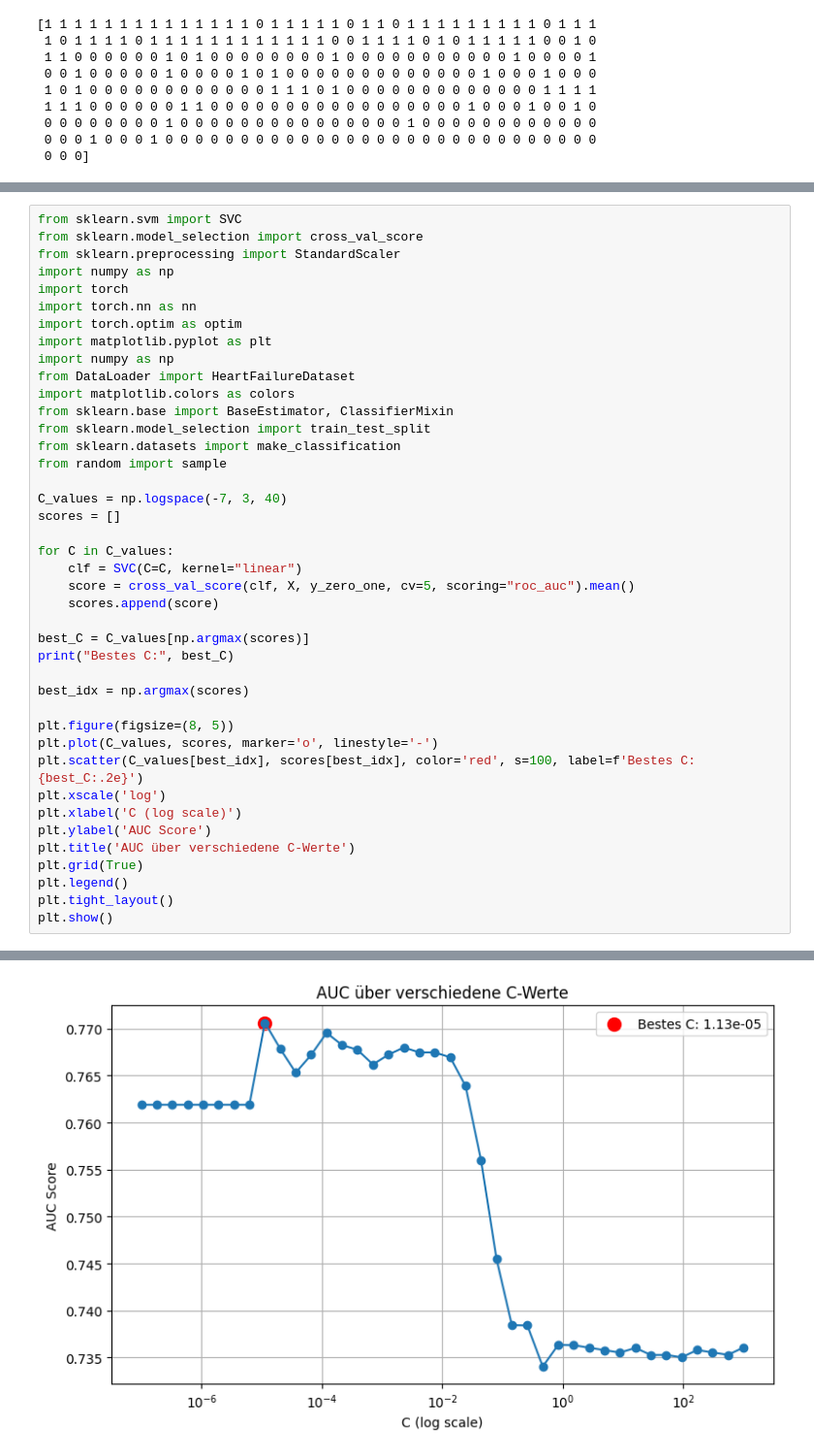
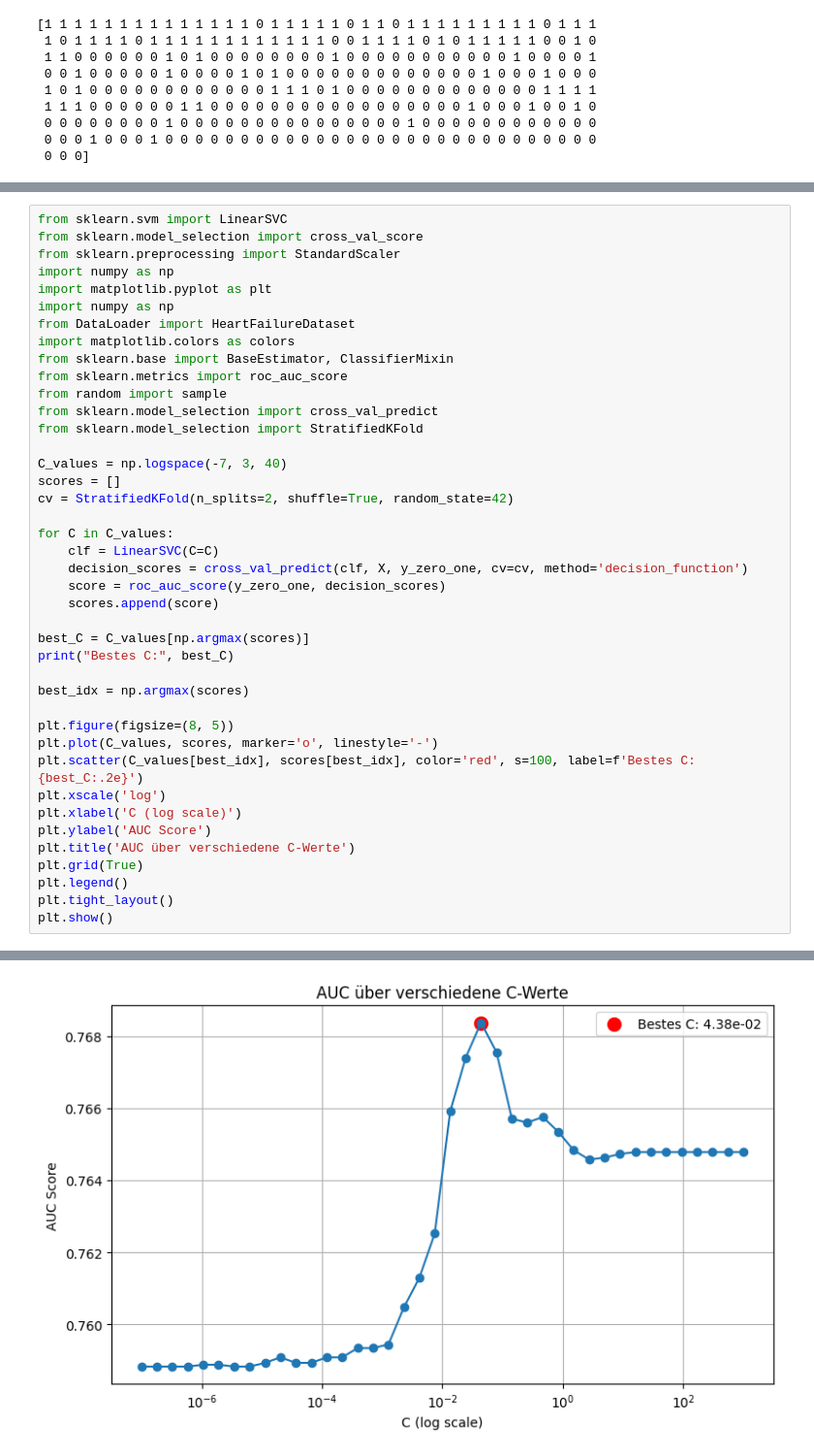
Before and after one commit to FelixFritz02/MasterKL, a Jupyter notebook: AI Numerics/Data Challenge/SVM.ipynb, the cells around one changed output, grey strips where cells are left out. Shown at 97% size. Saved outputs shown, nothing was run; the diff lists cells and outputs as text.

```diff
--- a/AI Numerics/Data Challenge/SVM.ipynb
+++ b/AI Numerics/Data Challenge/SVM.ipynb
@@ -156,26 +158,26 @@ Wir schauen jetzt verschiedene Regularisierungen an. Dafür verändern wir die K
 # %%
-from sklearn.svm import SVC
+from sklearn.svm import LinearSVC
 from sklearn.model_selection import cross_val_score
 from sklearn.preprocessing import StandardScaler
 import numpy as np
-import torch
-import torch.nn as nn
-import torch.optim as optim
 import matplotlib.pyplot as plt
 import numpy as np
 from DataLoader import HeartFailureDataset
 import matplotlib.colors as colors
 from sklearn.base import BaseEstimator, ClassifierMixin
-from sklearn.model_selection import train_test_split
-from sklearn.datasets import make_classification
+from sklearn.metrics import roc_auc_score
 from random import sample
+from sklearn.model_selection import cross_val_predict
+from sklearn.model_selection import StratifiedKFold
 
 C_values = np.logspace(-7, 3, 40)
 scores = []
+cv = StratifiedKFold(n_splits=2, shuffle=True, random_state=42)
 
 for C in C_values:
-    clf = SVC(C=C, kernel="linear")
-    score = cross_val_score(clf, X, y_zero_one, cv=5, scoring="roc_auc").mean()
+    clf = LinearSVC(C=C)
+    decision_scores = cross_val_predict(clf, X, y_zero_one, cv=cv, method='decision_function')
+    score = roc_auc_score(y_zero_one, decision_scores)
     scores.append(score)
 
 best_C = C_values[np.argmax(scores)]
@@ -199 +201 @@ Bestes C: 1.1253355826007646e-05
-[figure, old version]
+[figure, new version]
```
Also changed, not shown: parts of 11 cells of this notebook.
